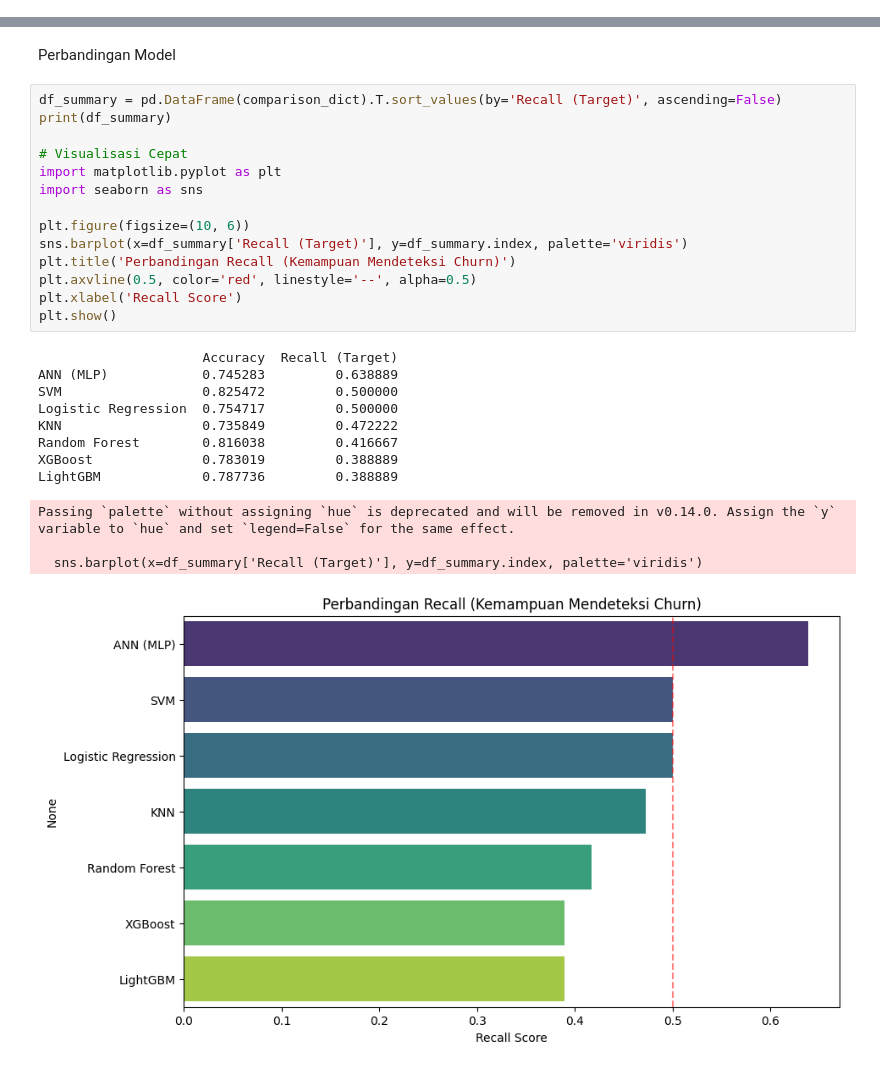
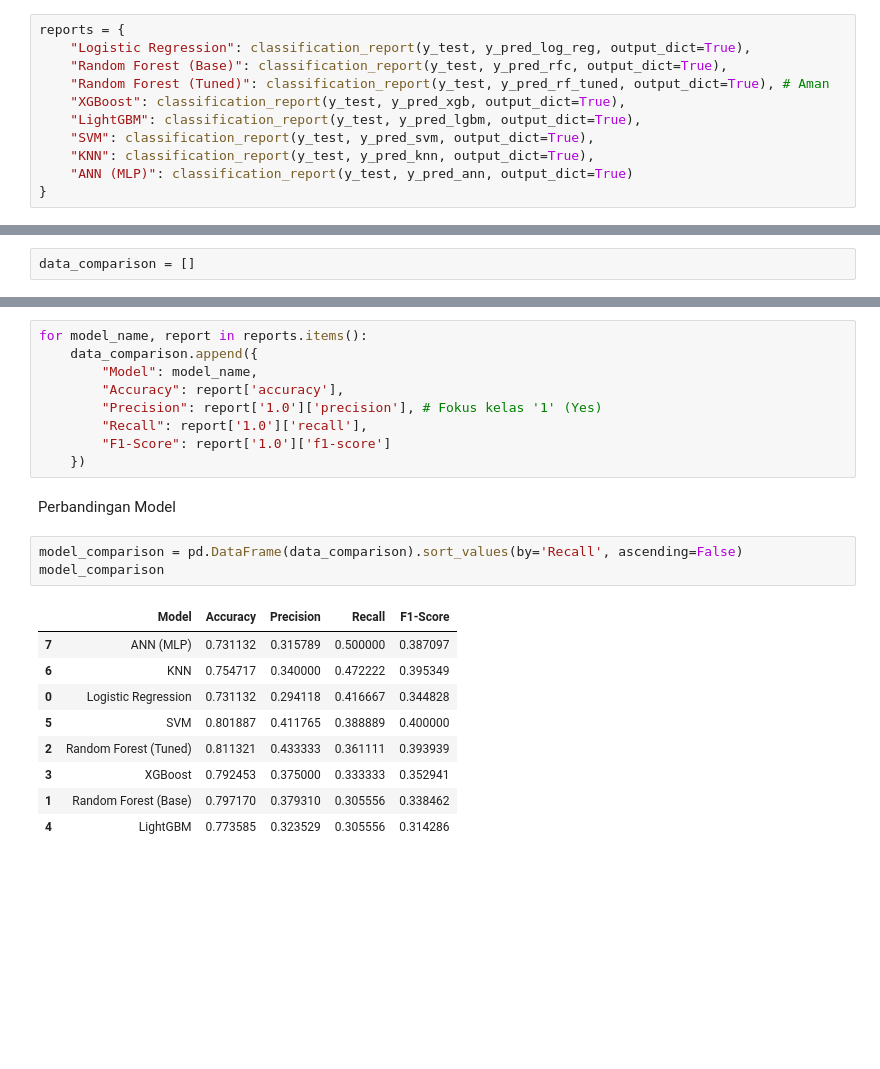
Before and after one commit to abrarargya/a590-Belajar-Penerapan-Data-Science-proyek-pertama, a Jupyter notebook: notebook.ipynb, the cells around one changed output, grey strips where cells are left out. Drawn from its saved outputs; the diff is of its cells as text; blank space fills up the shorter version.

```diff
--- a/notebook.ipynb
+++ b/notebook.ipynb
@@ -954,0 +945,11 @@ comparison_dict['ANN (MLP)'] = {
+# %%
+reports = {
+    "Logistic Regression": classification_report(y_test, y_pred_log_reg, output_dict=True),
+    "Random Forest (Base)": classification_report(y_test, y_pred_rfc, output_dict=True),
+    "Random Forest (Tuned)": classification_report(y_test, y_pred_rf_tuned, output_dict=True), # Aman
+    "XGBoost": classification_report(y_test, y_pred_xgb, output_dict=True),
+    "LightGBM": classification_report(y_test, y_pred_lgbm, output_dict=True),
+    "SVM": classification_report(y_test, y_pred_svm, output_dict=True),
+    "KNN": classification_report(y_test, y_pred_knn, output_dict=True),
+    "ANN (MLP)": classification_report(y_test, y_pred_ann, output_dict=True)
+}
@@ -954,0 +958,2 @@ comparison_dict['ANN (MLP)'] = {
+# %%
+data_comparison = []
@@ -955,30 +962,25 @@ comparison_dict['ANN (MLP)'] = {
+# %%
+for model_name, report in reports.items():
+    data_comparison.append({
+        "Model": model_name,
+        "Accuracy": report['accuracy'],
+        "Precision": report['1.0']['precision'], # Fokus kelas '1' (Yes)
+        "Recall": report['1.0']['recall'],
+        "F1-Score": report['1.0']['f1-score']
+    })
 # %% [markdown]
 Perbandingan Model
-# %%
-df_summary = pd.DataFrame(comparison_dict).T.sort_values(by='Recall (Target)', ascending=False)
-print(df_summary)
-
-# Visualisasi Cepat
-import matplotlib.pyplot as plt
-import seaborn as sns
-
-plt.figure(figsize=(10, 6))
-sns.barplot(x=df_summary['Recall (Target)'], y=df_summary.index, palette='viridis')
-plt.title('Perbandingan Recall (Kemampuan Mendeteksi Churn)')
-plt.axvline(0.5, color='red', linestyle='--', alpha=0.5)
-plt.xlabel('Recall Score')
-plt.show()
-# %% [output]
-                     Accuracy  Recall (Target)
-ANN (MLP)            0.745283         0.638889
-SVM                  0.825472         0.500000
-Logistic Regression  0.754717         0.500000
-KNN                  0.735849         0.472222
-Random Forest        0.816038         0.416667
-XGBoost              0.783019         0.388889
-LightGBM             0.787736         0.388889
-Passing `palette` without assigning `hue` is deprecated and will be removed in v0.14.0. Assign the `y` variable to `hue` and set `legend=False` for the same effect.
-
-  sns.barplot(x=df_summary['Recall (Target)'], y=df_summary.index, palette='viridis')
-[figure, removed]
+# %%
+model_comparison = pd.DataFrame(data_comparison).sort_values(by='Recall', ascending=False)
+model_comparison
+# %% [output]
+|  | Model | Accuracy | Precision | Recall | F1-Score |
+| 7 | ANN (MLP) | 0.731132 | 0.315789 | 0.500000 | 0.387097 |
+| 6 | KNN | 0.754717 | 0.340000 | 0.472222 | 0.395349 |
+| 0 | Logistic Regression | 0.731132 | 0.294118 | 0.416667 | 0.344828 |
+| 5 | SVM | 0.801887 | 0.411765 | 0.388889 | 0.400000 |
+| 2 | Random Forest (Tuned) | 0.811321 | 0.433333 | 0.361111 | 0.393939 |
+| 3 | XGBoost | 0.792453 | 0.375000 | 0.333333 | 0.352941 |
+| 1 | Random Forest (Base) | 0.797170 | 0.379310 | 0.305556 | 0.338462 |
+| 4 | LightGBM | 0.773585 | 0.323529 | 0.305556 | 0.314286 |
 # %% [markdown]
```
Also changed, not shown: parts of 25 cells of this notebook, 1 other file.
